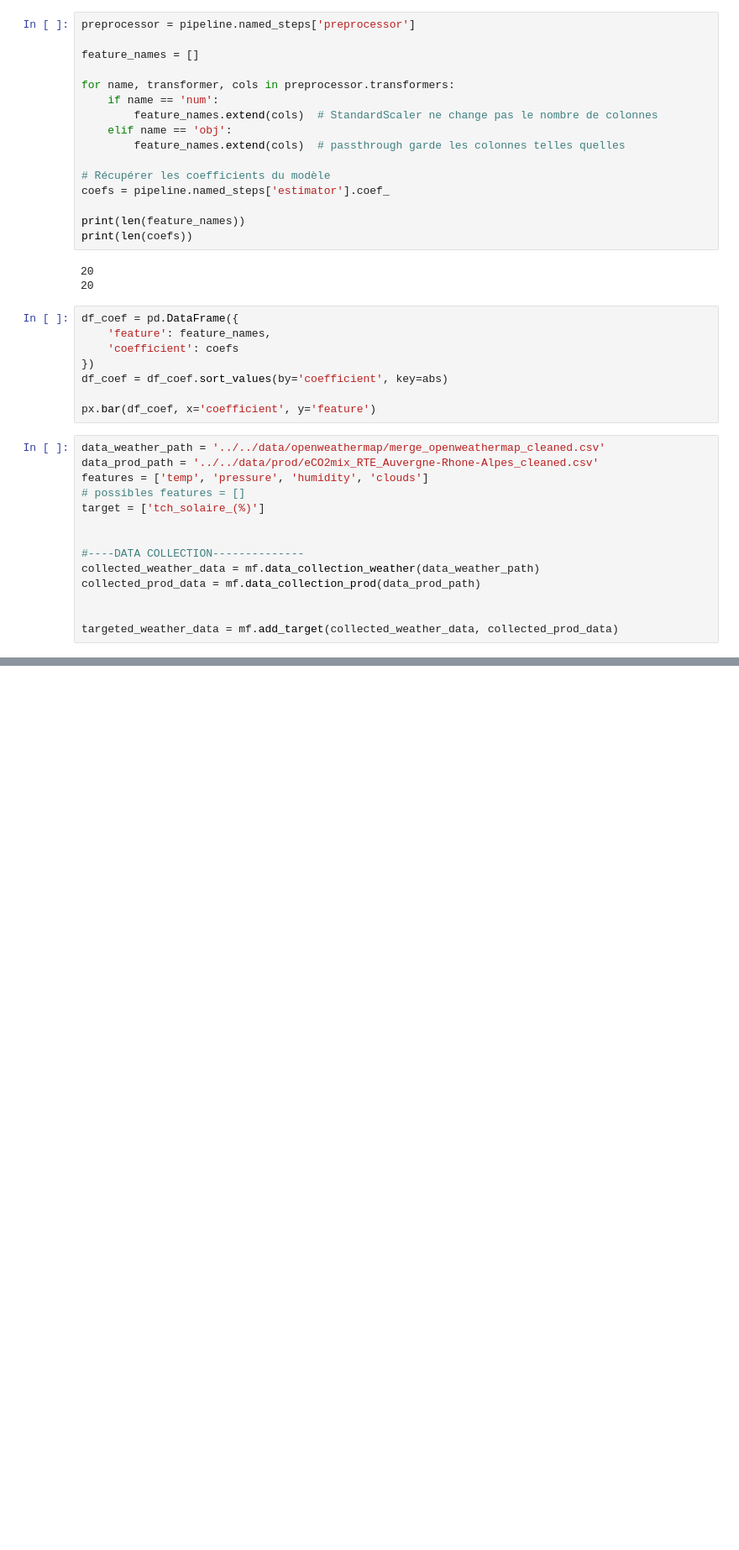
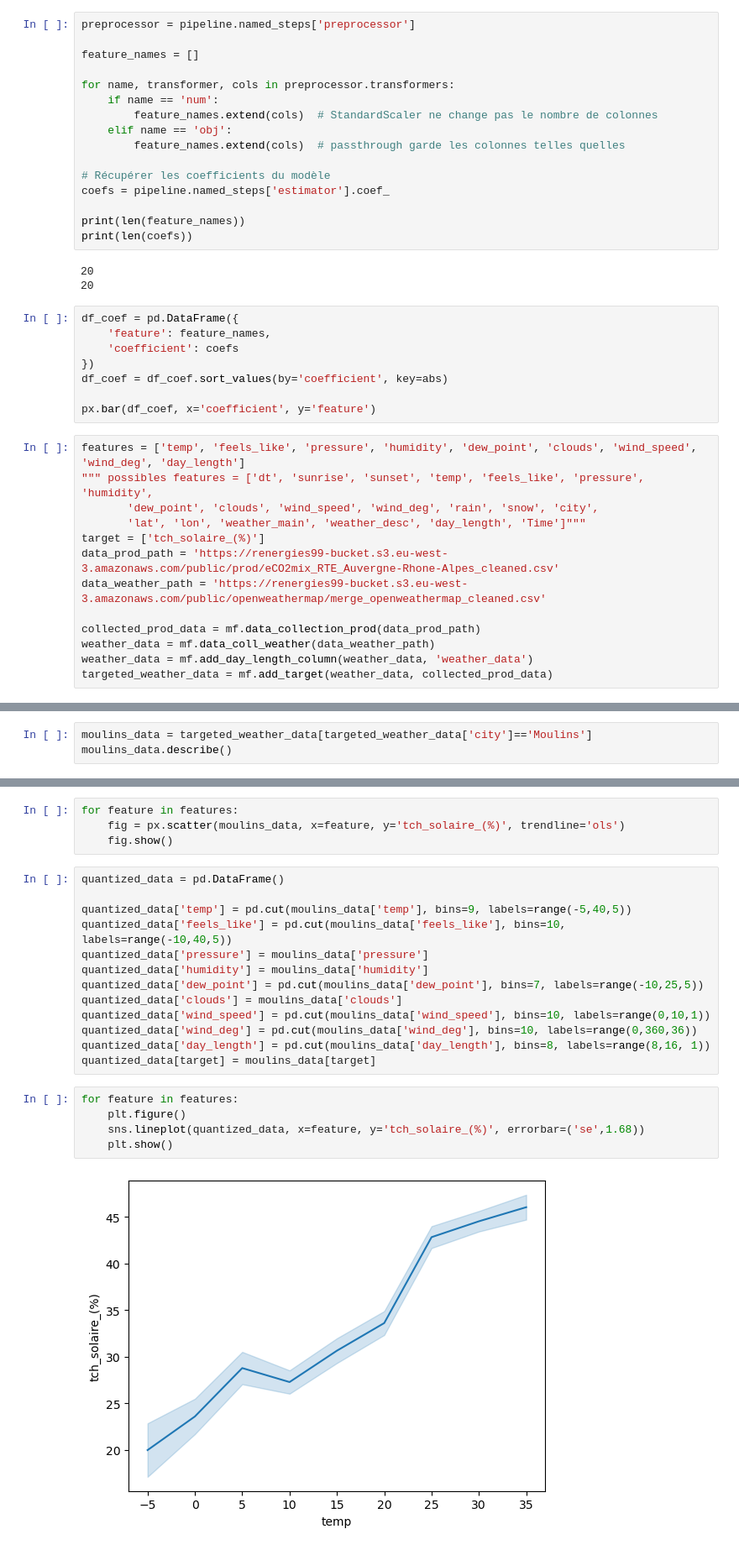
Before and after one commit to Sheikoh/REnergies_efficiency_prediction, a Jupyter notebook: code/02_Modeles/essais_sandrine.ipynb, the cells around one changed output, grey strips where cells are left out. Shown at 84% size. Cells and saved outputs as stored; diff of their text form; blank space fills up the shorter version.

```diff
--- a/code/02_Modeles/essais_sandrine.ipynb
+++ b/code/02_Modeles/essais_sandrine.ipynb
@@ -157,16 +149,15 @@ df_coef = df_coef.sort_values(by='coefficient', key=abs)
 
 px.bar(df_coef, x='coefficient', y='feature')
 # %%
-data_weather_path = '../../data/openweathermap/merge_openweathermap_cleaned.csv'
-data_prod_path = '../../data/prod/eCO2mix_RTE_Auvergne-Rhone-Alpes_cleaned.csv'
-features = ['temp', 'pressure', 'humidity', 'clouds']
-# possibles features = []
+features = ['temp', 'feels_like', 'pressure', 'humidity', 'dew_point', 'clouds', 'wind_speed', 'wind_deg', 'day_length']
+""" possibles features = ['dt', 'sunrise', 'sunset', 'temp', 'feels_like', 'pressure', 'humidity',
+       'dew_point', 'clouds', 'wind_speed', 'wind_deg', 'rain', 'snow', 'city',
+       'lat', 'lon', 'weather_main', 'weather_desc', 'day_length', 'Time']"""
 target = ['tch_solaire_(%)']
+data_prod_path = 'https://renergies99-bucket.s3.eu-west-3.amazonaws.com/public/prod/eCO2mix_RTE_Auvergne-Rhone-Alpes_cleaned.csv'
+data_weather_path = 'https://renergies99-bucket.s3.eu-west-3.amazonaws.com/public/openweathermap/merge_openweathermap_cleaned.csv'
 
-
-#----DATA COLLECTION--------------
-collected_weather_data = mf.data_collection_weather(data_weather_path)
 collected_prod_data = mf.data_collection_prod(data_prod_path)
-
-
-targeted_weather_data = mf.add_target(collected_weather_data, collected_prod_data)
+weather_data = mf.data_coll_weather(data_weather_path)
+weather_data = mf.add_day_length_column(weather_data, 'weather_data')
+targeted_weather_data = mf.add_target(weather_data, collected_prod_data)
@@ -184,0 +172,3 @@ targeted_weather_data.head()
+# %%
+moulins_data = targeted_weather_data[targeted_weather_data['city']=='Moulins']
+moulins_data.describe()
@@ -184,0 +185,24 @@ targeted_weather_data.head()
+# %%
+for feature in features:
+    fig = px.scatter(moulins_data, x=feature, y='tch_solaire_(%)', trendline='ols')
+    fig.show()
+# %%
+quantized_data = pd.DataFrame()
+
+quantized_data['temp'] = pd.cut(moulins_data['temp'], bins=9, labels=range(-5,40,5))
+quantized_data['feels_like'] = pd.cut(moulins_data['feels_like'], bins=10, labels=range(-10,40,5))
+quantized_data['pressure'] = moulins_data['pressure']
+quantized_data['humidity'] = moulins_data['humidity']
+quantized_data['dew_point'] = pd.cut(moulins_data['dew_point'], bins=7, labels=range(-10,25,5))
+quantized_data['clouds'] = moulins_data['clouds']
+quantized_data['wind_speed'] = pd.cut(moulins_data['wind_speed'], bins=10, labels=range(0,10,1))
+quantized_data['wind_deg'] = pd.cut(moulins_data['wind_deg'], bins=10, labels=range(0,360,36))
+quantized_data['day_length'] = pd.cut(moulins_data['day_length'], bins=8, labels=range(8,16, 1))
+quantized_data[target] = moulins_data[target]
+# %%
+for feature in features:
+    plt.figure()
+    sns.lineplot(quantized_data, x=feature, y='tch_solaire_(%)', errorbar=('se',1.68))
+    plt.show()
+# %% [output]
+[figure, added]
```
Also changed, not shown: parts of 15 cells of this notebook, 3 other files.
